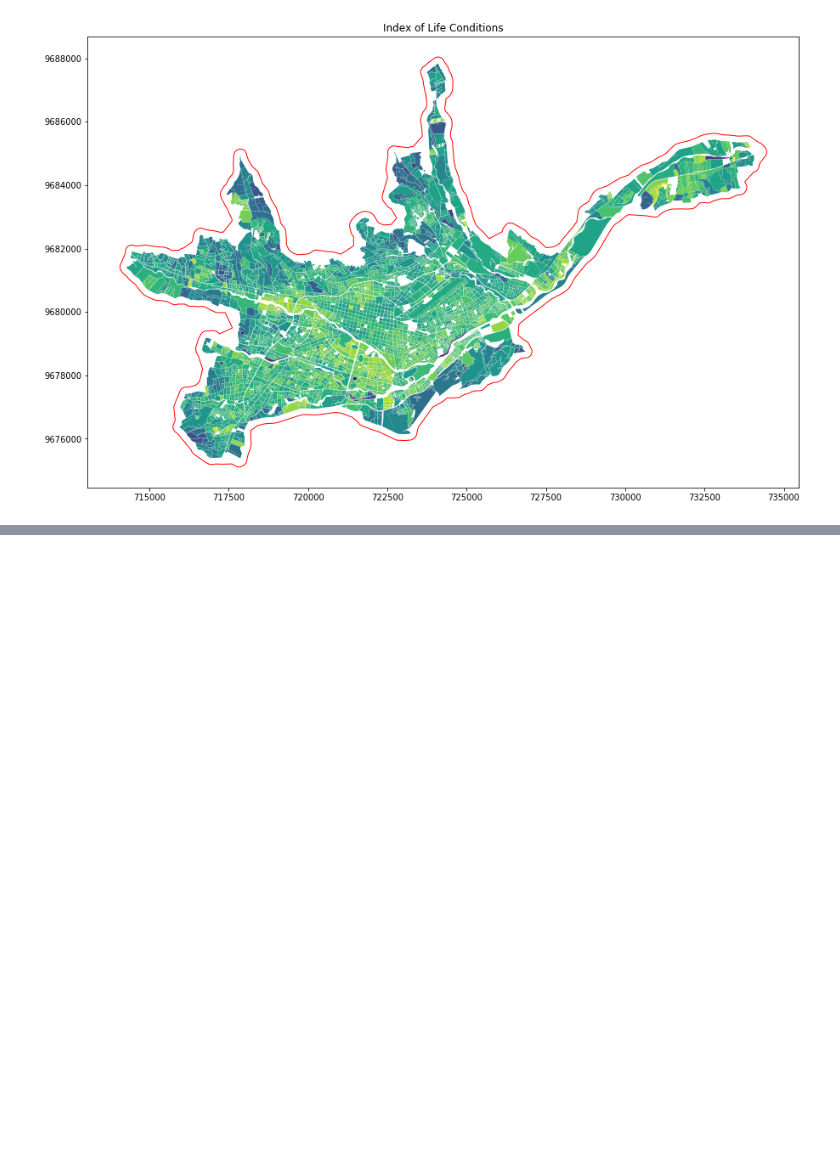
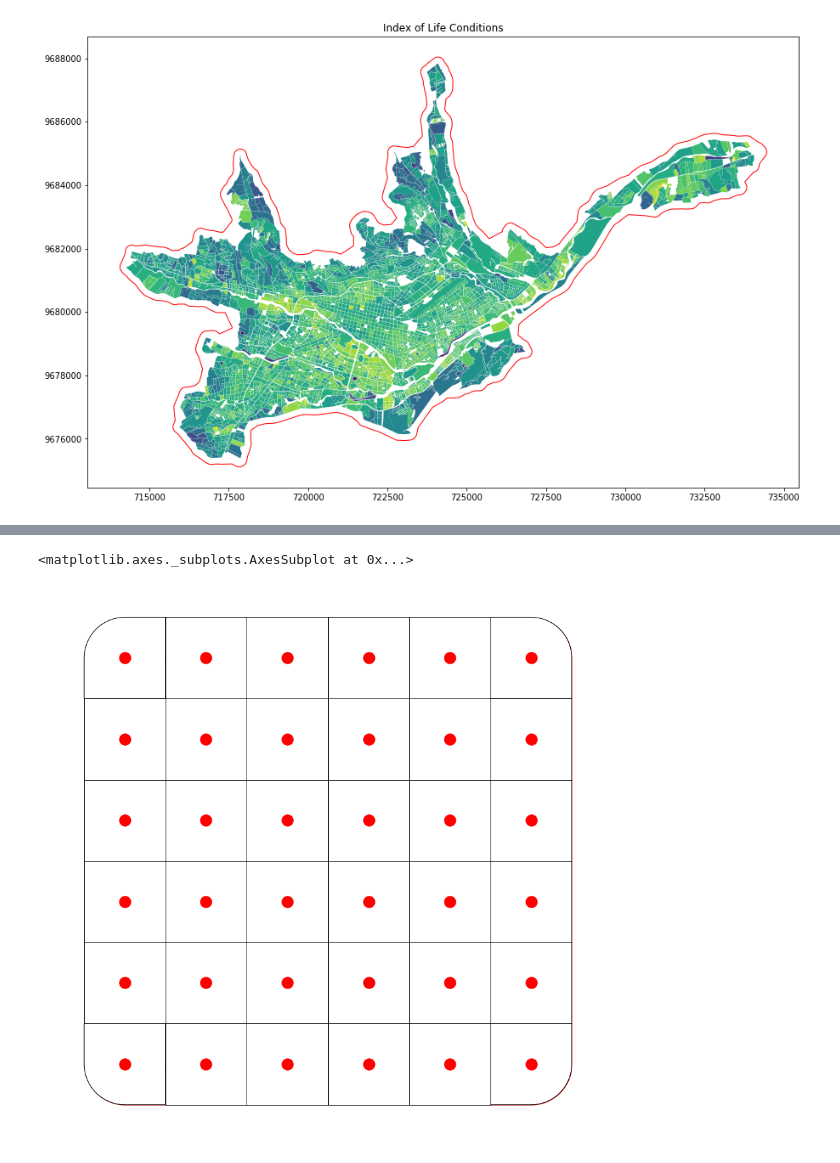
Before and after one commit to mateoneira/MultiplexSegregation, a Jupyter notebook: Multiplex_Segregation.ipynb, the cells around one changed output, grey strips where cells are left out. Cells and saved outputs as stored; diff of their text form; code cells hidden in the pictures; blank space fills up the shorter version.

```diff
--- a/Multiplex_Segregation.ipynb
+++ b/Multiplex_Segregation.ipynb
@@ -194,2 +294,4 @@ temp = ms.area_overlay(blocksICV, tessellation, 'nPeople', ['ICV'], ['Q1', 'Q2',
 # %%
-nodes = {node: data for node, data in street_network.nodes(data=True)}
+nodes = {node: data for node, data in G.nodes(data=True)}
+nodesGPD = gpd.GeoDataFrame(nodes).T
+nodesGPD.crs = G.graph['crs']
@@ -198,3 +298 @@ nodesGPD = gpd.GeoDataFrame(nodes).T
-# %%
-nodesGPD.crs = street_network.graph['crs']
 # %%
@@ -204,3 +310,2 @@ nodes_dict = nodes_attrib.to_dict(orient='index')
 # %%
-G = street_network.copy()
-ms.nx.set_node_attributes(G, nodes_dict)
+nx.set_node_attributes(G, nodes_dict)
@@ -358,2 +314,11 @@ busStopGPD.to_file("bus_stops.shp")
+# %%
+fig, ax = plt.subplots(figsize=(15,15))
+boundary.plot(ax=ax, color="white", edgecolor="red")
+pos = {node: np.array( [float(data['x']), float(data['y'])]) for node, data in street_network.node(data=True)}
+nx.draw(street_network, pos = pos, ax = ax)
+tesselation.plot(ax=ax, color='white', edgecolor='black')
+# %% [output]
+<matplotlib.axes._subplots.AxesSubplot at 0x...>
+[figure, added]
 # %%
 # %% [output]
```
Also changed, not shown: parts of 99 cells of this notebook, 8 other files.
